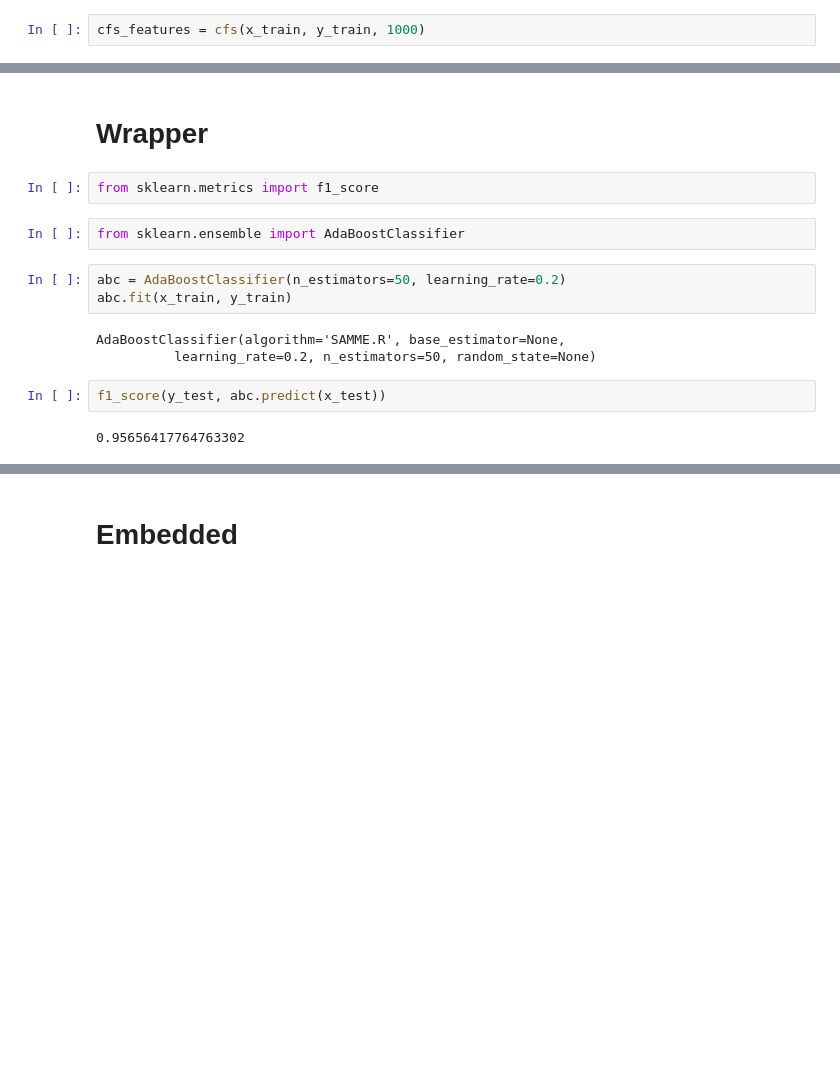
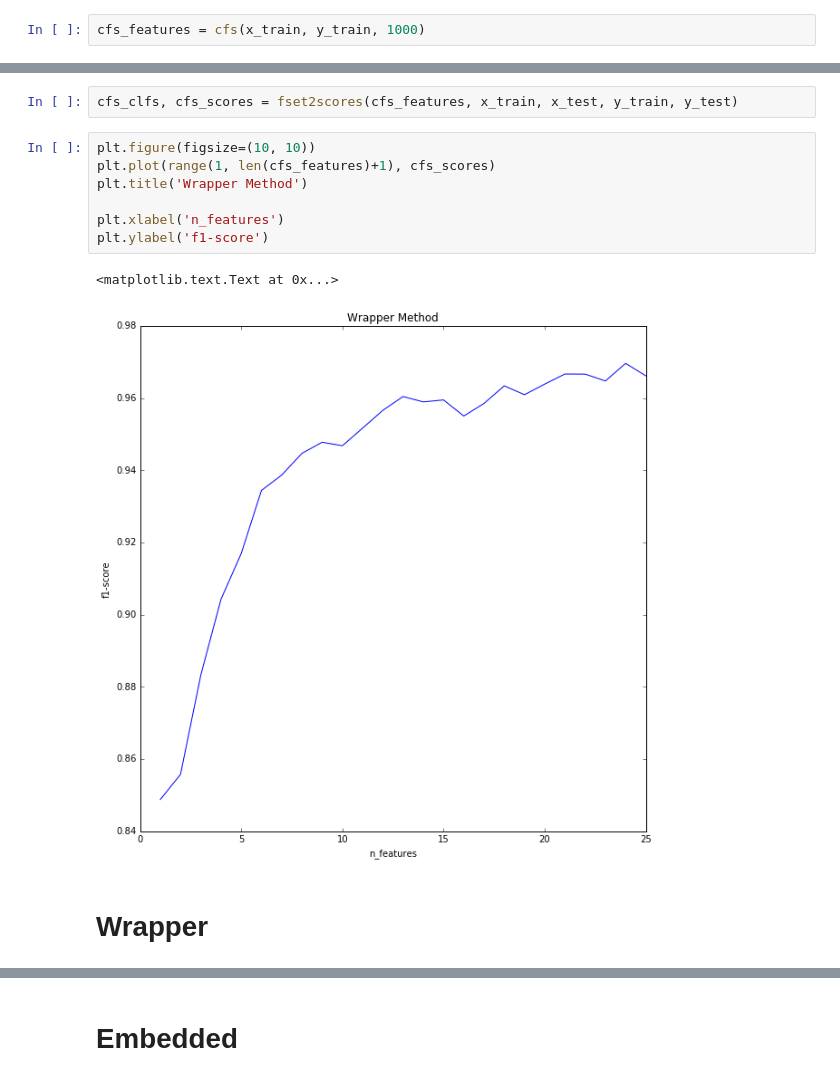
Before and after one commit to KopBob/technosphere, a Jupyter notebook: ml2/hw2/hw2.ipynb, the cells around one changed output, grey strips where cells are left out. Saved outputs shown, nothing was run; the diff lists cells and outputs as text; blank space fills up the shorter version.

Commit message:
BD HW2 wrapper

```diff
--- a/ml2/hw2/hw2.ipynb
+++ b/ml2/hw2/hw2.ipynb
@@ -42,16 +68,14 @@ cfs_features
+# %%
+cfs_clfs, cfs_scores = fset2scores(cfs_features, x_train, x_test, y_train, y_test)
+# %%
+plt.figure(figsize=(10, 10))
+plt.plot(range(1, len(cfs_features)+1), cfs_scores)
+plt.title('Wrapper Method')
+
+plt.xlabel('n_features')
+plt.ylabel('f1-score')
+# %% [output]
+<matplotlib.text.Text at 0x...>
+[figure, added]
 # %% [markdown]
 # Wrapper
-# %%
-from sklearn.metrics import f1_score
-# %%
-from sklearn.ensemble import AdaBoostClassifier
-# %%
-abc = AdaBoostClassifier(n_estimators=50, learning_rate=0.2)
-abc.fit(x_train, y_train)
-# %% [output]
-AdaBoostClassifier(algorithm='SAMME.R', base_estimator=None,
-          learning_rate=0.2, n_estimators=50, random_state=None)
-# %%
-f1_score(y_test, abc.predict(x_test))
-# %% [output]
-0.95656417764763302
```
Also changed, not shown: parts of 21 cells of this notebook, 12 other files.
